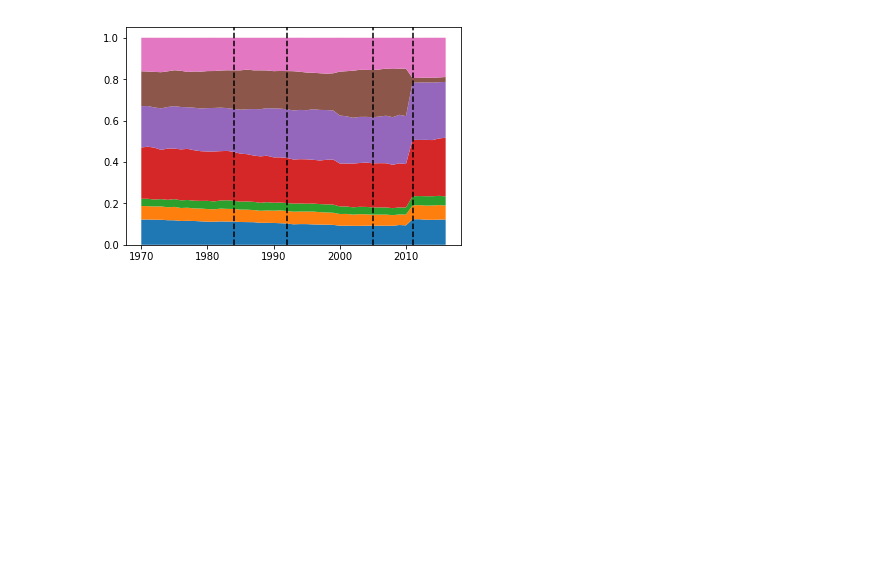
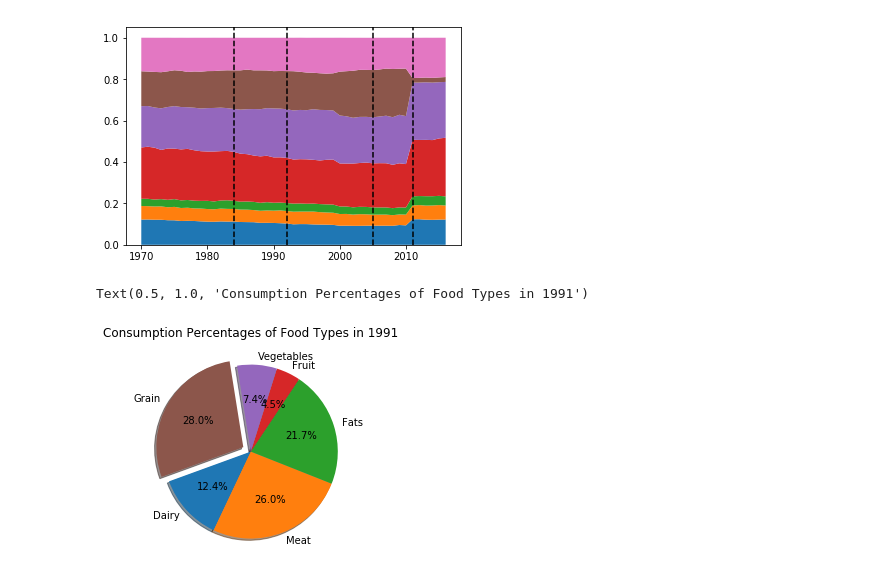
Before and after one commit to TrevorCap/PyramidProductions, a Jupyter notebook: Pyramid.ipynb, the cells around one changed output. Saved outputs shown, nothing was run; the diff lists cells and outputs as text; code cells hidden in the pictures; blank space fills up the shorter version.

Commit message:
Added pie chart for 1991

```diff
--- a/Pyramid.ipynb
+++ b/Pyramid.ipynb
@@ -105,3 +105,20 @@ for xc in xposition:
 [figure]
 # %%
 # Chris' Block --------------------------------------
+# %%
+#Kayti's Block --------------------------------------
+#1991 index(21)
+data_1991 = total.loc[21,:]
+#print(data_1991)
+data=data_1991[[1,2,3,4,5,6]]
+#print (data)
+#Lables
+legend = ['Dairy', 'Meat', 'Fats', 'Fruit','Vegetables', 'Grain']
+#print (legend)
+explode = (0,0,0,0,0,0.1)
+#make the pie
+plt.pie(data, explode=explode, labels=legend, shadow= True, autopct = "%1.1f%%", startangle=200)
+plt.title("Consumption Percentages of Food Types in 1991")
+# %% [output]
+Text(0.5, 1.0, 'Consumption Percentages of Food Types in 1991')
+[figure, added]
```
